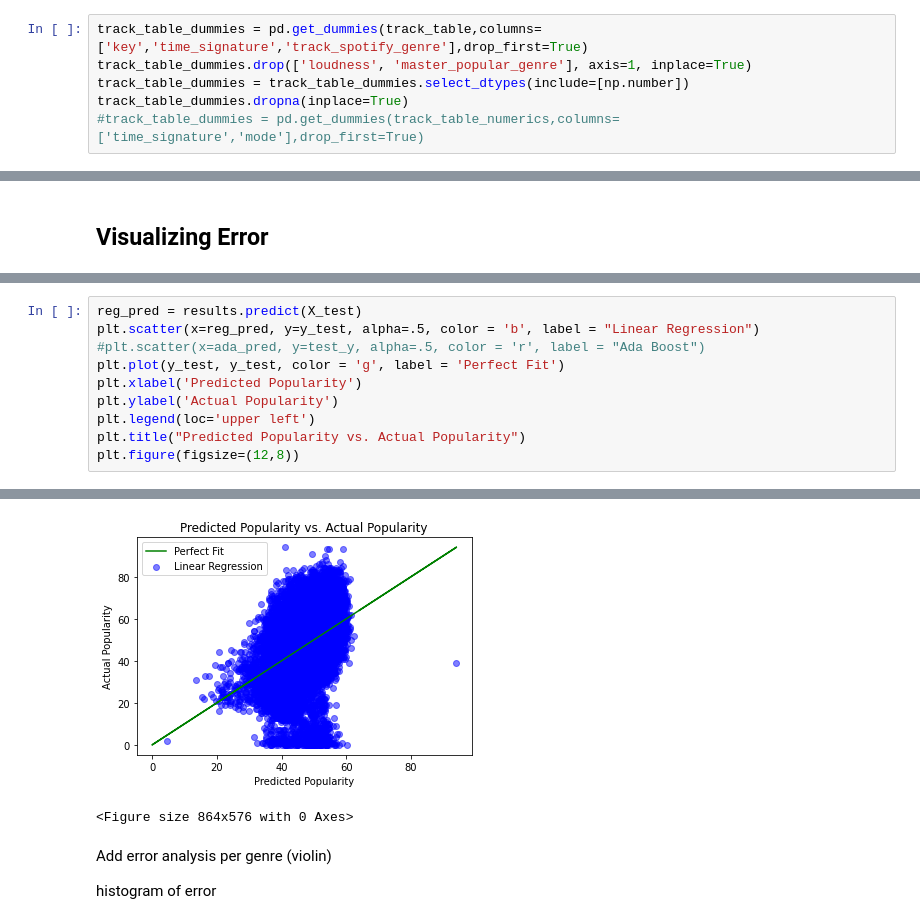
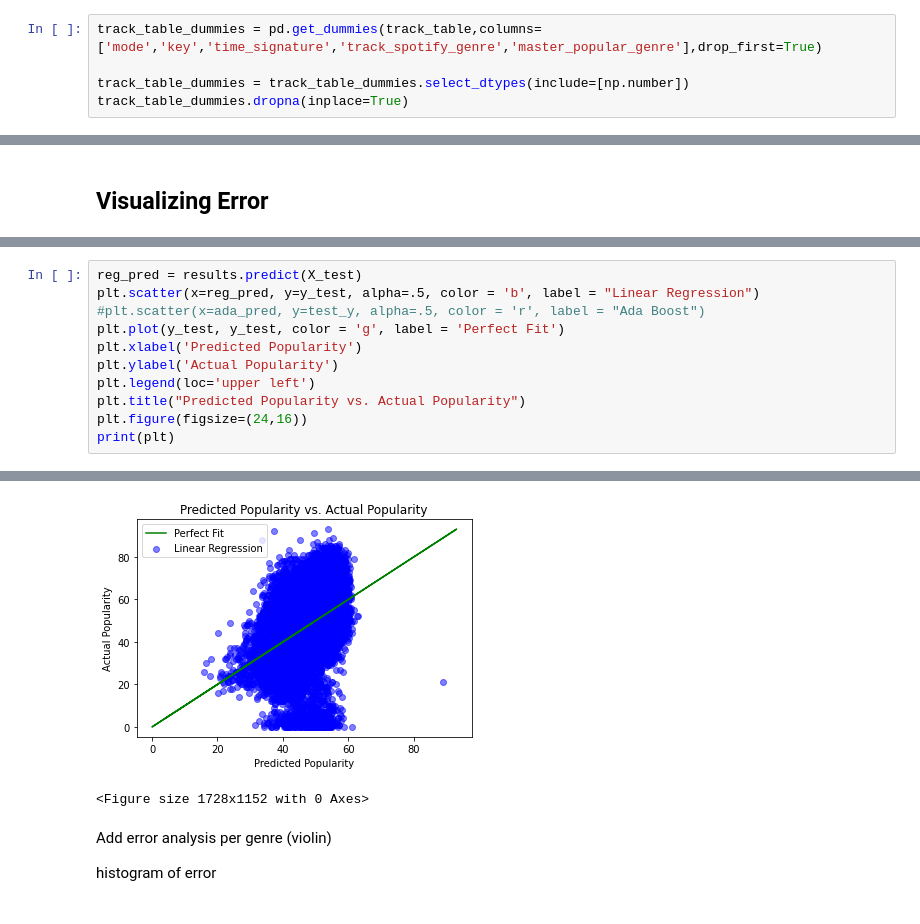
Before and after one commit to ekatnic/SpotifyApiExploration, a Jupyter notebook: Spotify_Analyze_Popularity.ipynb, the cells around one changed output, grey strips where cells are left out. Cells and saved outputs as stored; diff of their text form.

```diff
--- a/Spotify_Analyze_Popularity.ipynb
+++ b/Spotify_Analyze_Popularity.ipynb
@@ -87,9 +105,8 @@ Might be worth dropping Instrumentalness, high p-value anyway. or Loudness?
 # %%
-track_table_dummies = pd.get_dummies(track_table,columns=['key','time_signature','track_spotify_genre'],drop_first=True)
-track_table_dummies.drop(['loudness', 'master_popular_genre'], axis=1, inplace=True)
+track_table_dummies = pd.get_dummies(track_table,columns=['mode','key','time_signature','track_spotify_genre','master_popular_genre'],drop_first=True)
+
 track_table_dummies = track_table_dummies.select_dtypes(include=[np.number])
 track_table_dummies.dropna(inplace=True)
-#track_table_dummies = pd.get_dummies(track_table_numerics,columns=['time_signature','mode'],drop_first=True)
 # %%
 from sklearn.metrics import mean_squared_error
 from sklearn.metrics import mean_absolute_error
@@ -369,5 +364,6 @@ plt.xlabel('Predicted Popularity')
 plt.ylabel('Actual Popularity')
 plt.legend(loc='upper left')
 plt.title("Predicted Popularity vs. Actual Popularity")
-plt.figure(figsize=(12,8))
+plt.figure(figsize=(24,16))
+print(plt)
 # %% [output]
@@ -375,5 +371,5 @@ plt.figure(figsize=(12,8))
-[figure, old version]
+[figure, new version]
-<Figure size 864x576 with 0 Axes>
+<Figure size 1728x1152 with 0 Axes>
 # %% [markdown]
 Add error analysis per genre (violin)
 
```
Also changed, not shown: parts of 36 cells of this notebook.
